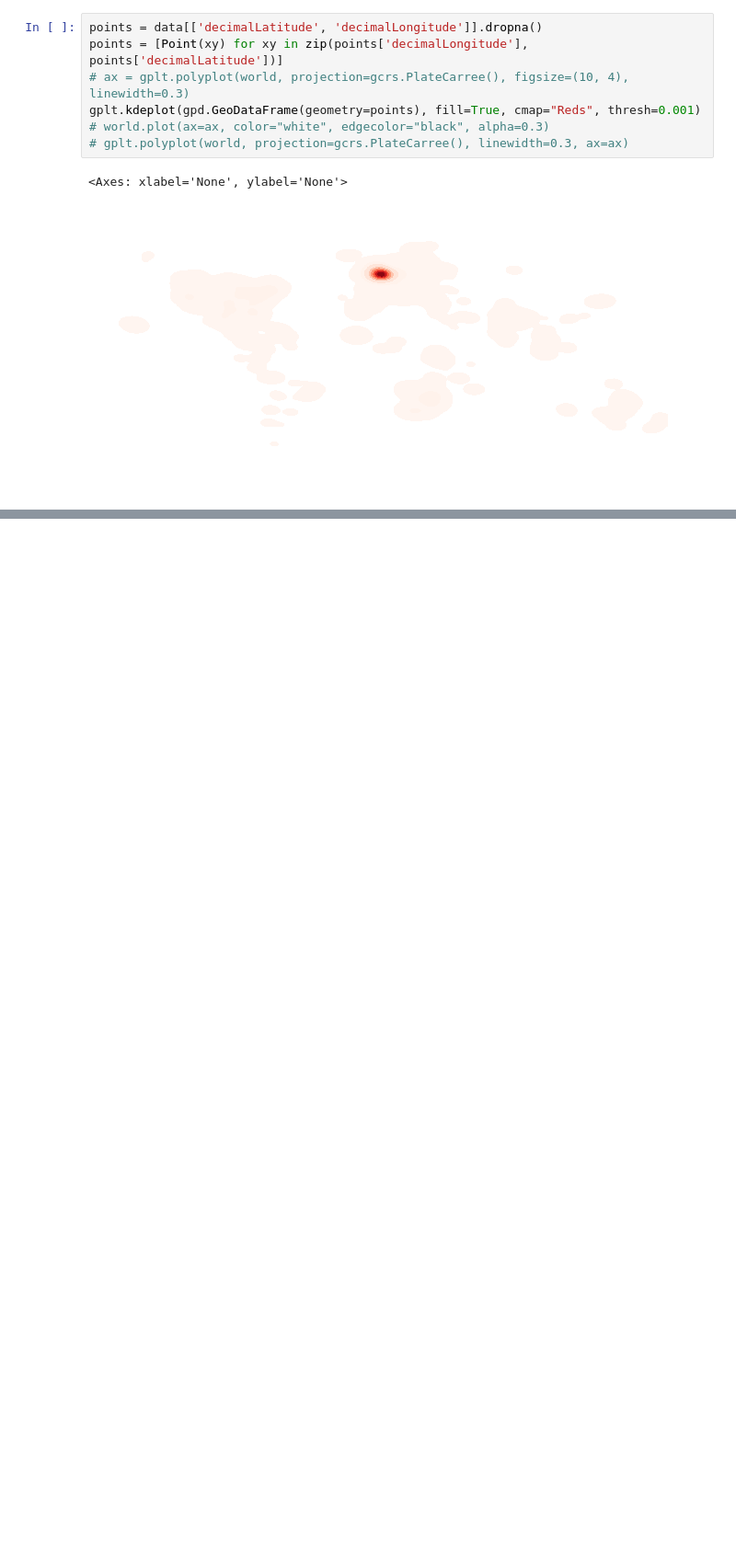
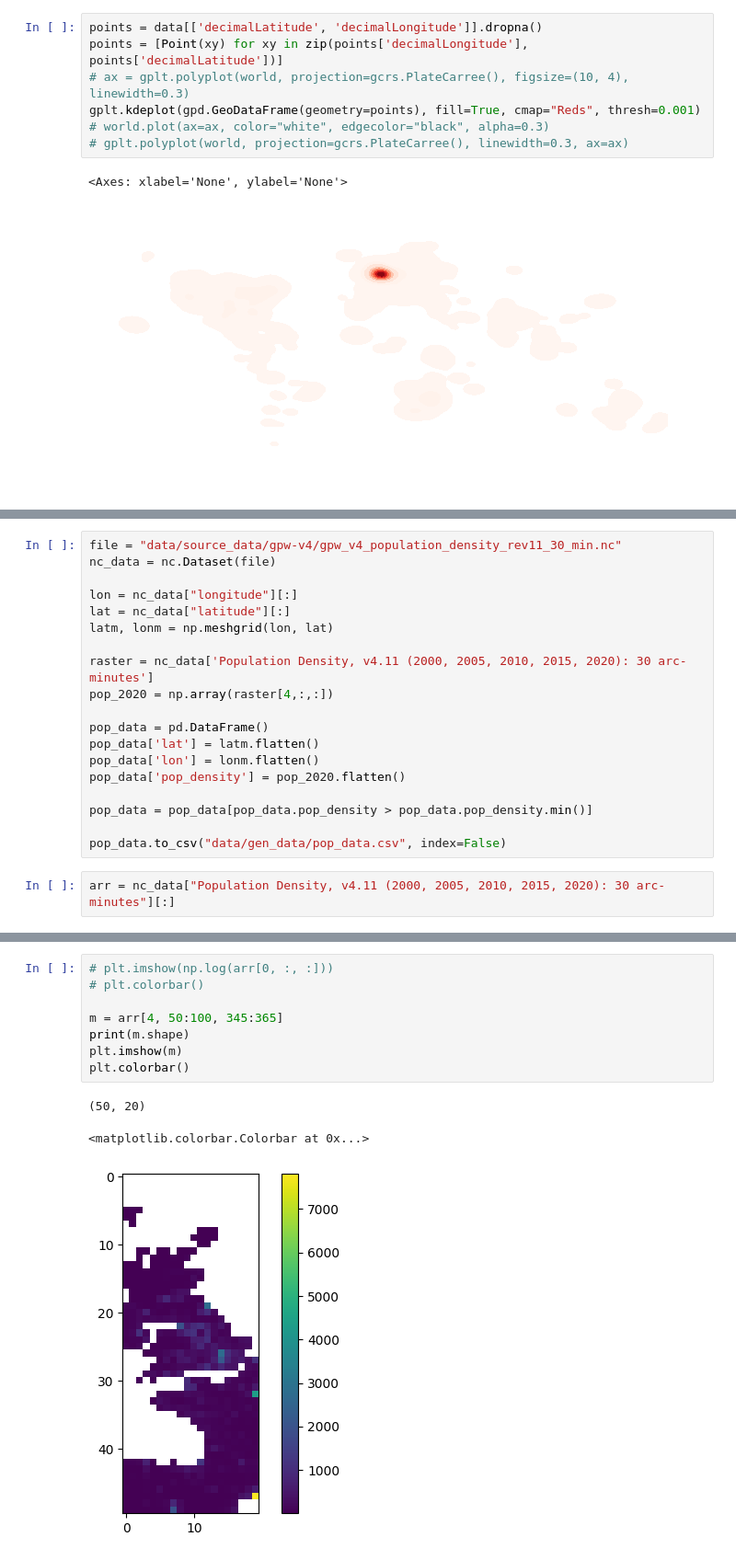
Before and after one commit to leo-ware/bird-CEM, a Jupyter notebook: poking_around.ipynb, the cells around one changed output, grey strips where cells are left out. Shown: that part at 92% size. Saved outputs shown, nothing was run; the diff lists cells and outputs as text; blank space fills up the shorter version.

```diff
--- a/full.ipynb
+++ b/poking_around.ipynb
@@ -97,0 +102,21 @@ gplt.kdeplot(gpd.GeoDataFrame(geometry=points), fill=True, cmap="Reds", thresh=0
+# %%
+file = "data/source_data/gpw-v4/gpw_v4_population_density_rev11_30_min.nc"
+nc_data = nc.Dataset(file)
+
+lon = nc_data["longitude"][:]
+lat = nc_data["latitude"][:]
+latm, lonm = np.meshgrid(lon, lat)
+
+raster = nc_data['Population Density, v4.11 (2000, 2005, 2010, 2015, 2020): 30 arc-minutes']
+pop_2020 = np.array(raster[4,:,:])
+
+pop_data = pd.DataFrame()
+pop_data['lat'] = latm.flatten()
+pop_data['lon'] = lonm.flatten()
+pop_data['pop_density'] = pop_2020.flatten()
+
+pop_data = pop_data[pop_data.pop_density > pop_data.pop_density.min()]
+
+pop_data.to_csv("data/gen_data/pop_data.csv", index=False)
+# %%
+arr = nc_data["Population Density, v4.11 (2000, 2005, 2010, 2015, 2020): 30 arc-minutes"][:]
@@ -97,0 +147,12 @@ gplt.kdeplot(gpd.GeoDataFrame(geometry=points), fill=True, cmap="Reds", thresh=0
+# %%
+# plt.imshow(np.log(arr[0, :, :]))
+# plt.colorbar()
+
+m = arr[4, 50:100, 345:365]
+print(m.shape)
+plt.imshow(m)
+plt.colorbar()
+# %% [output]
+(50, 20)
+<matplotlib.colorbar.Colorbar at 0x...>
+[figure, added]
```
Also changed, not shown: parts of 12 cells of this notebook, 24 other files.
